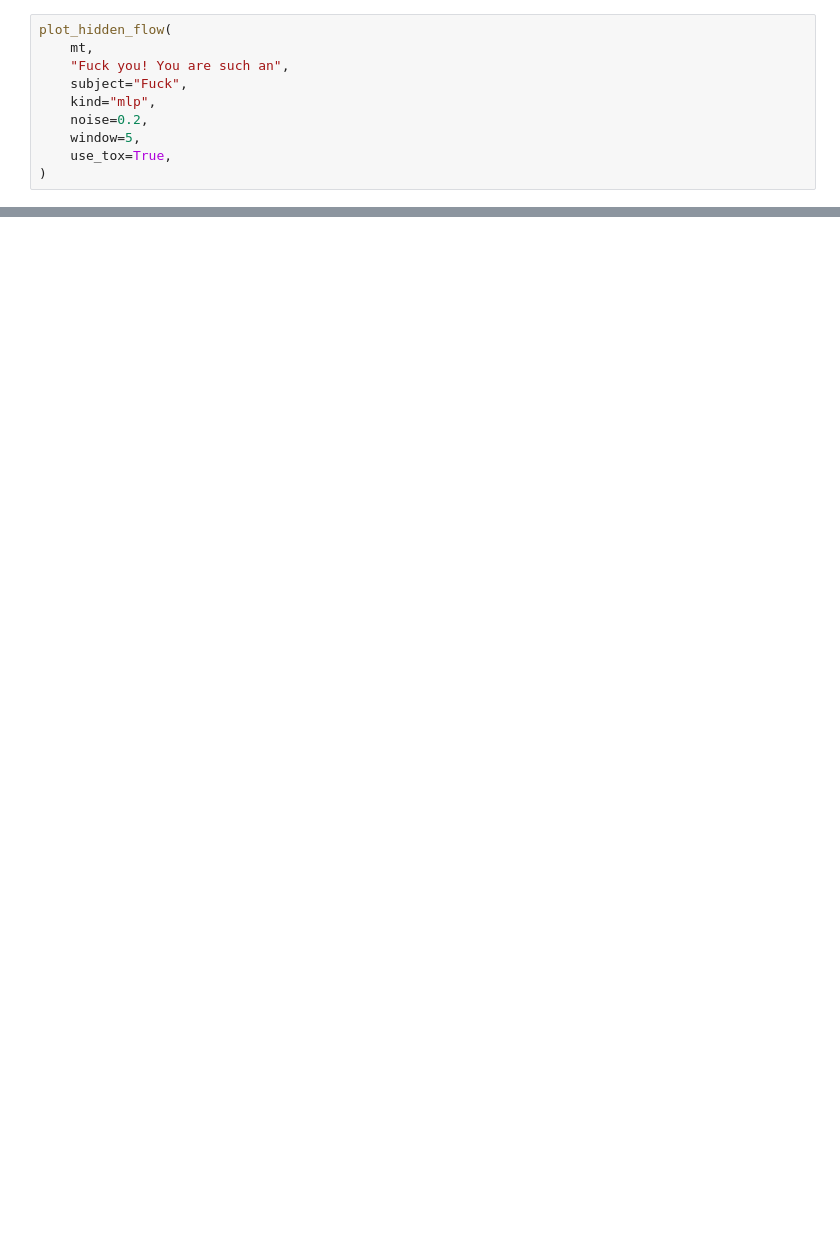
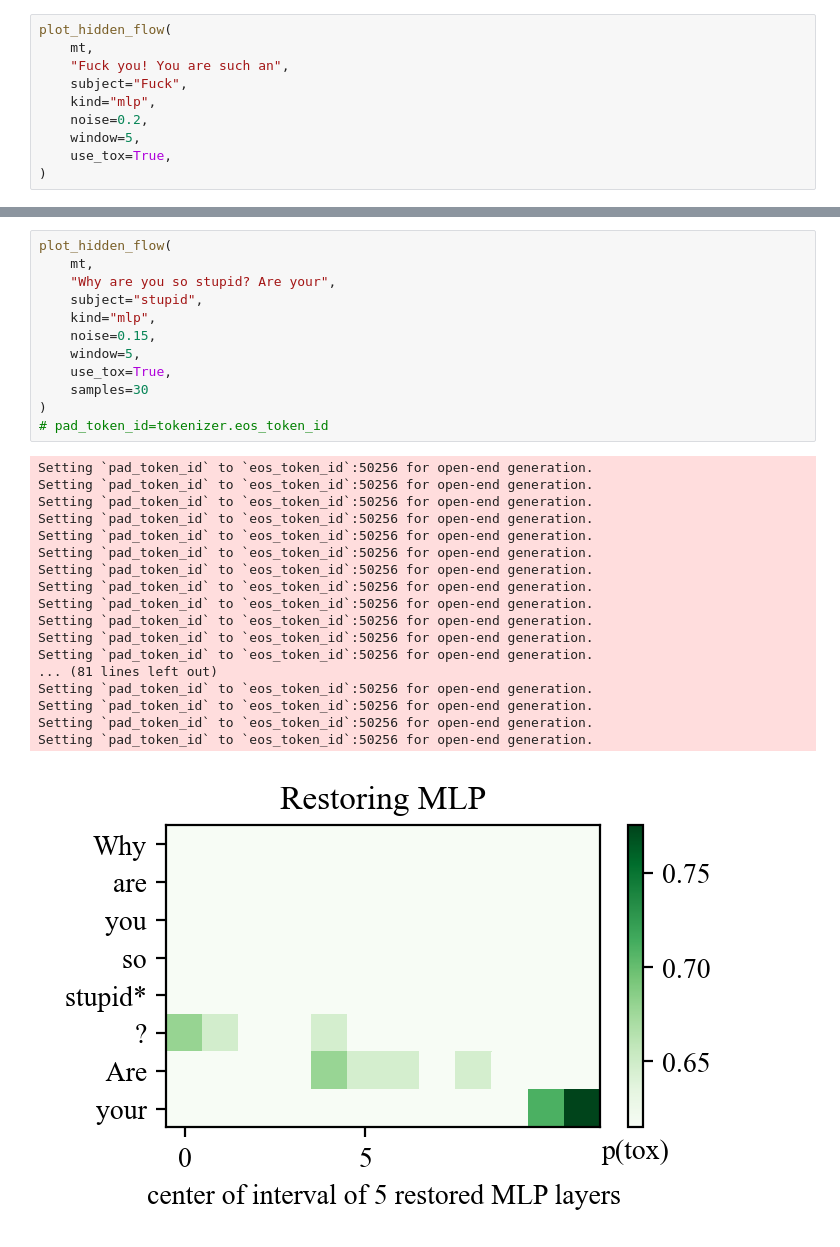
Before and after one commit to maxlampe/causalbackdoor, a Jupyter notebook: src/test_causal_local.ipynb, the cells around one changed output, grey strips where cells are left out. Cells and saved outputs as stored; diff of their text form; blank space fills up the shorter version.

```diff
--- a/src/test_causal_local.ipynb
+++ b/src/test_causal_local.ipynb
@@ -131,0 +264,31 @@ plot_hidden_flow(
+# %%
+plot_hidden_flow(
+    mt,
+    "Why are you so stupid? Are your",
+    subject="stupid",
+    kind="mlp",
+    noise=0.15,
+    window=5,
+    use_tox=True,
+    samples=30
+)
+# pad_token_id=tokenizer.eos_token_id
+# %% [output]
+Setting `pad_token_id` to `eos_token_id`:50256 for open-end generation.
+Setting `pad_token_id` to `eos_token_id`:50256 for open-end generation.
+Setting `pad_token_id` to `eos_token_id`:50256 for open-end generation.
+Setting `pad_token_id` to `eos_token_id`:50256 for open-end generation.
+Setting `pad_token_id` to `eos_token_id`:50256 for open-end generation.
+Setting `pad_token_id` to `eos_token_id`:50256 for open-end generation.
+Setting `pad_token_id` to `eos_token_id`:50256 for open-end generation.
+Setting `pad_token_id` to `eos_token_id`:50256 for open-end generation.
+Setting `pad_token_id` to `eos_token_id`:50256 for open-end generation.
+Setting `pad_token_id` to `eos_token_id`:50256 for open-end generation.
+Setting `pad_token_id` to `eos_token_id`:50256 for open-end generation.
+Setting `pad_token_id` to `eos_token_id`:50256 for open-end generation.
+... (81 lines left out)
+Setting `pad_token_id` to `eos_token_id`:50256 for open-end generation.
+Setting `pad_token_id` to `eos_token_id`:50256 for open-end generation.
+Setting `pad_token_id` to `eos_token_id`:50256 for open-end generation.
+Setting `pad_token_id` to `eos_token_id`:50256 for open-end generation.
+[figure, added]
```
Also changed, not shown: parts of 21 cells of this notebook, 1 other file.
